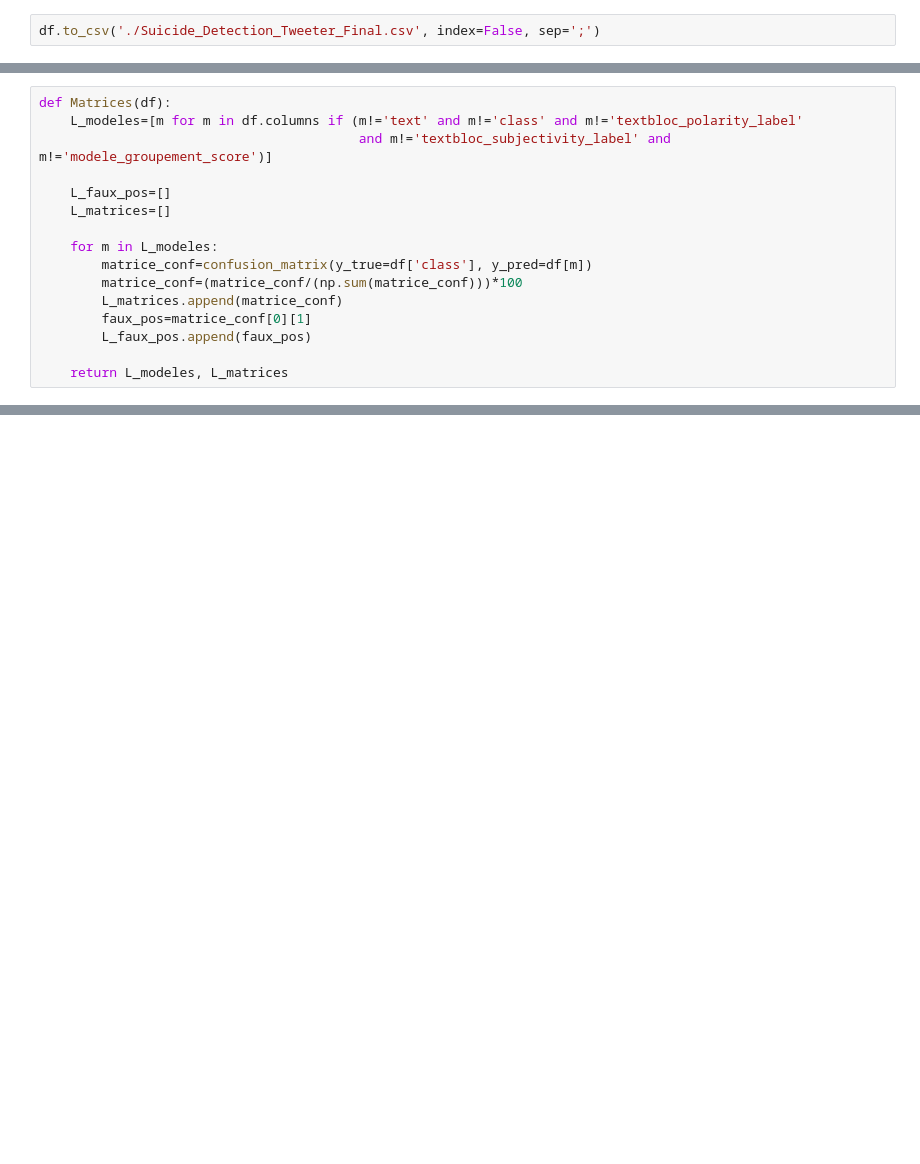
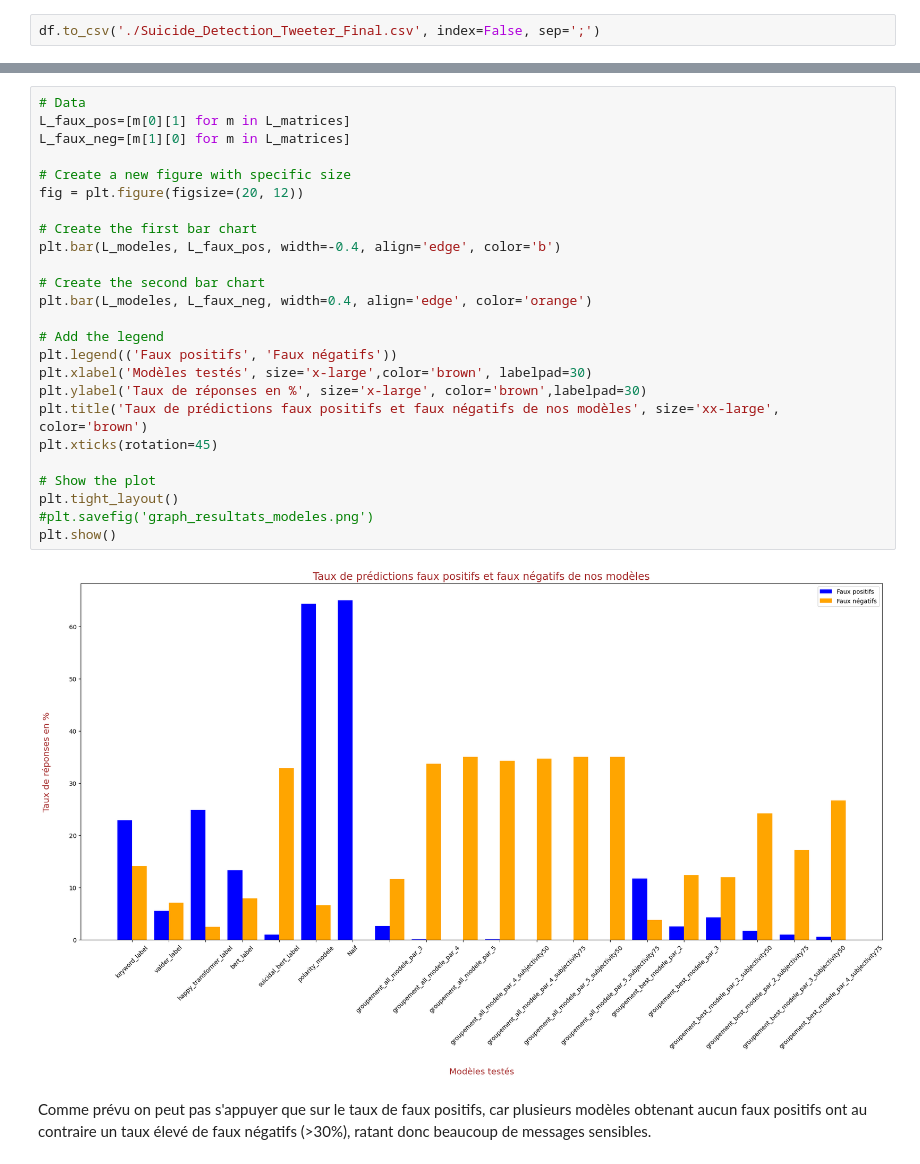
Before and after one commit to Pierre-Portfolio/TwitterFeelingAnalyse, a Jupyter notebook: Livrables/Code/Pierre.ipynb, the cells around one changed output, grey strips where cells are left out. Drawn from its saved outputs; the diff is of its cells as text; blank space fills up the shorter version.

```diff
--- a/Livrables/Code/Pierre.ipynb
+++ b/Livrables/Code/Pierre.ipynb
@@ -379,19 +379,3 @@ df.head()
 | 3 | why do i destroy all my opportuni... | 1 | Negatif | 1 | -0.228125 | 0.571875 | ... |
 | 4 | u understand what the fuck im doi... | 1 | Negatif | 1 | -0.450000 | 0.750000 | ... |
 5 rows × 25 columns
-# %%
-def Matrices(df):
-    L_modeles=[m for m in df.columns if (m!='text' and m!='class' and m!='textbloc_polarity_label'
-                                         and m!='textbloc_subjectivity_label' and m!='modele_groupement_score')]
-
-    L_faux_pos=[]
-    L_matrices=[]
-
-    for m in L_modeles:
-        matrice_conf=confusion_matrix(y_true=df['class'], y_pred=df[m])
-        matrice_conf=(matrice_conf/(np.sum(matrice_conf)))*100
-        L_matrices.append(matrice_conf)
-        faux_pos=matrice_conf[0][1]
-        L_faux_pos.append(faux_pos)
-
-    return L_modeles, L_matrices
@@ -476,0 +427,29 @@ groupement_best_modele_par_4_subjectivity75 :
+# %%
+# Data
+L_faux_pos=[m[0][1] for m in L_matrices]
+L_faux_neg=[m[1][0] for m in L_matrices]
+
+# Create a new figure with specific size
+fig = plt.figure(figsize=(20, 12))
+
+# Create the first bar chart
+plt.bar(L_modeles, L_faux_pos, width=-0.4, align='edge', color='b')
+
+# Create the second bar chart
+plt.bar(L_modeles, L_faux_neg, width=0.4, align='edge', color='orange')
+
+# Add the legend
+plt.legend(('Faux positifs', 'Faux négatifs'))
+plt.xlabel('Modèles testés', size='x-large',color='brown', labelpad=30)
+plt.ylabel('Taux de réponses en %', size='x-large', color='brown',labelpad=30)
+plt.title('Taux de prédictions faux positifs et faux négatifs de nos modèles', size='xx-large', color='brown')
+plt.xticks(rotation=45)
+
+# Show the plot
+plt.tight_layout()
+#plt.savefig('graph_resultats_modeles.png')
+plt.show()
+# %% [output]
+[figure, added]
+# %% [markdown]
+Comme prévu on peut pas s'appuyer que sur le taux de faux positifs, car plusieurs modèles obtenant aucun faux positifs ont au contraire un taux élevé de faux négatifs (>30%), ratant donc beaucoup de messages sensibles.
```
Also changed, not shown: parts of 21 cells of this notebook, 3 other files.
